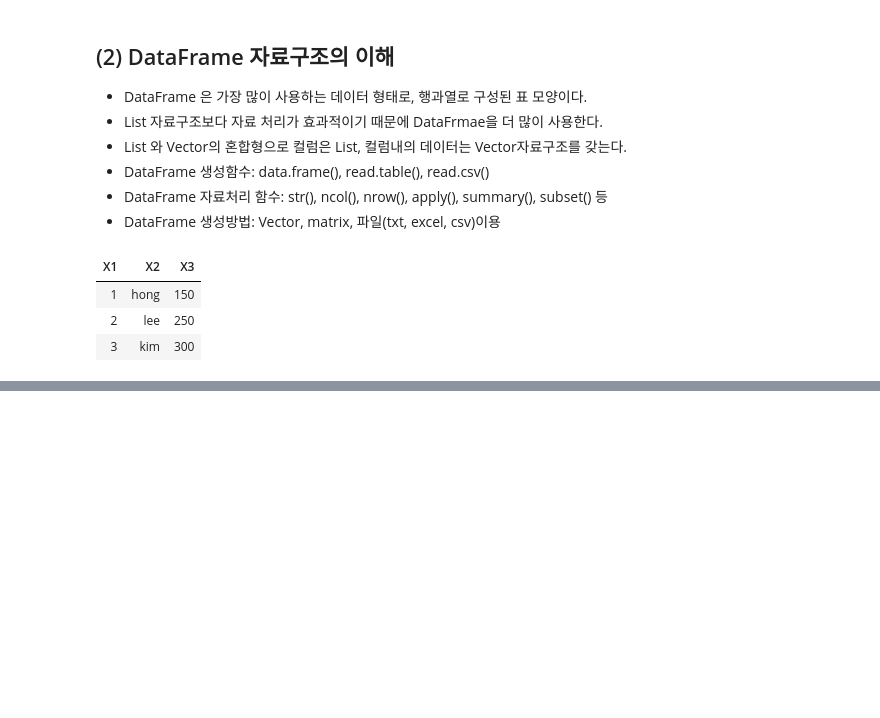
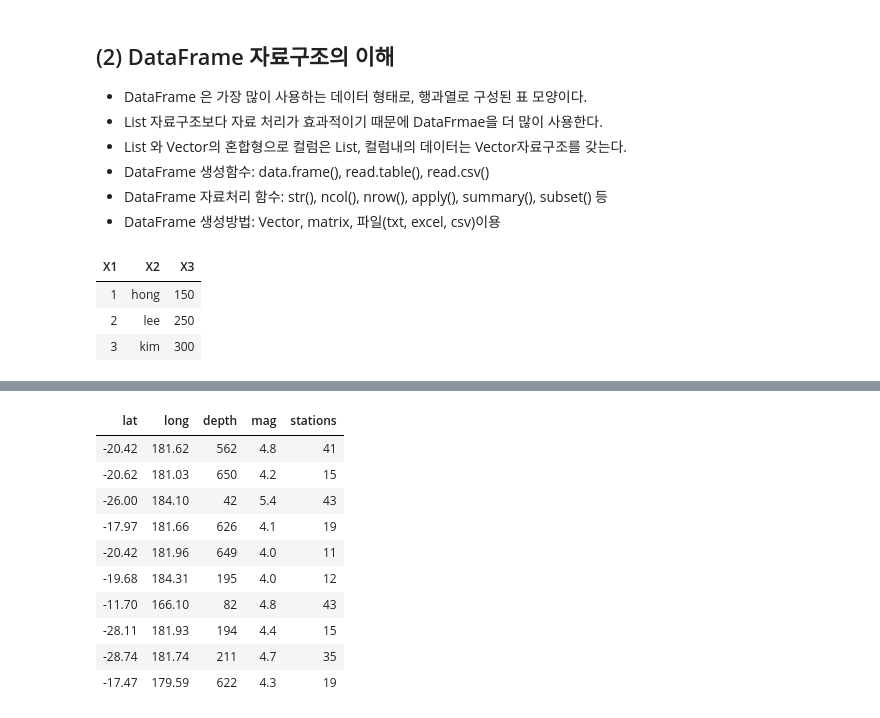
Before and after one commit to beneapp/r-programming, a Jupyter notebook: 빅데이터 분석 통계 R 프로그래밍/[03] R programming (자료추출, DataFrame의 이해).ipynb, the cells around one changed output, grey strips where cells are left out. Saved outputs shown, nothing was run; the diff lists cells and outputs as text; code cells hidden in the pictures; blank space fills up the shorter version.

```diff
--- a/빅데이터 분석 통계 R 프로그래밍/[03] R programming (자료추출, DataFrame의 이해).ipynb
+++ b/빅데이터 분석 통계 R 프로그래밍/[03] R programming (자료추출, DataFrame의 이해).ipynb
@@ -82,0 +155,14 @@ memp
+# %%
+head(quakes, n=10)
+# %% [output]
+| lat | long | depth | mag | stations |
+| -20.42 | 181.62 | 562 | 4.8 | 41 |
+| -20.62 | 181.03 | 650 | 4.2 | 15 |
+| -26.00 | 184.10 | 42 | 5.4 | 43 |
+| -17.97 | 181.66 | 626 | 4.1 | 19 |
+| -20.42 | 181.96 | 649 | 4.0 | 11 |
+| -19.68 | 184.31 | 195 | 4.0 | 12 |
+| -11.70 | 166.10 | 82 | 4.8 | 43 |
+| -28.11 | 181.93 | 194 | 4.4 | 15 |
+| -28.74 | 181.74 | 211 | 4.7 | 35 |
+| -17.47 | 179.59 | 622 | 4.3 | 19 |
```
Also changed, not shown: parts of 7 cells of this notebook, 56 other files.
